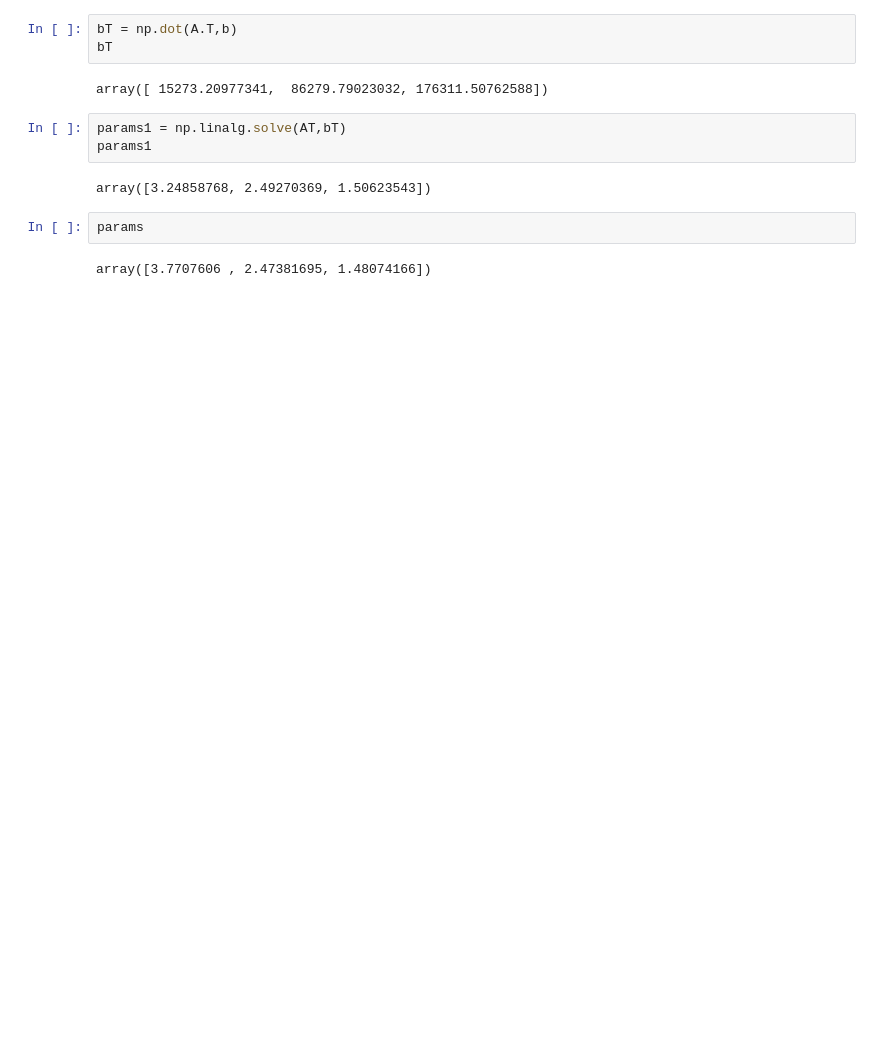
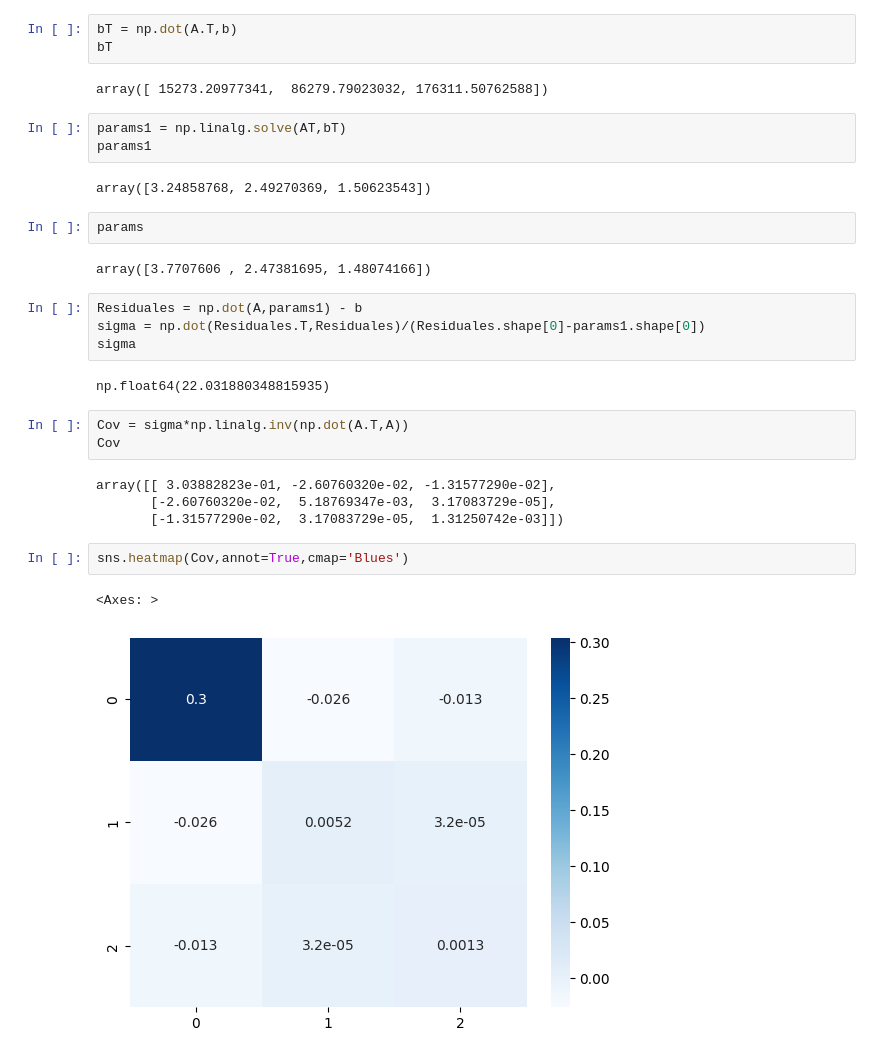
Before and after one commit to asegura4488/CienciaDatos, a Jupyter notebook: Semana5/MinimosCuadrados.ipynb, the cells around one changed output. Drawn from its saved outputs; the diff is of its cells as text; blank space fills up the shorter version.

```diff
--- a/Semana5/MinimosCuadrados.ipynb
+++ b/Semana5/MinimosCuadrados.ipynb
@@ -147,3 +147,21 @@ array([3.24858768, 2.49270369, 1.50623543])
 params
 # %% [output]
 array([3.7707606 , 2.47381695, 1.48074166])
+# %%
+Residuales = np.dot(A,params1) - b
+sigma = np.dot(Residuales.T,Residuales)/(Residuales.shape[0]-params1.shape[0])
+sigma
+# %% [output]
+np.float64(22.031880348815935)
+# %%
+Cov = sigma*np.linalg.inv(np.dot(A.T,A))
+Cov
+# %% [output]
+array([[ 3.03882823e-01, -2.60760320e-02, -1.31577290e-02],
+       [-2.60760320e-02,  5.18769347e-03,  3.17083729e-05],
+       [-1.31577290e-02,  3.17083729e-05,  1.31250742e-03]])
+# %%
+sns.heatmap(Cov,annot=True,cmap='Blues')
+# %% [output]
+<Axes: >
+[figure, added]
```
